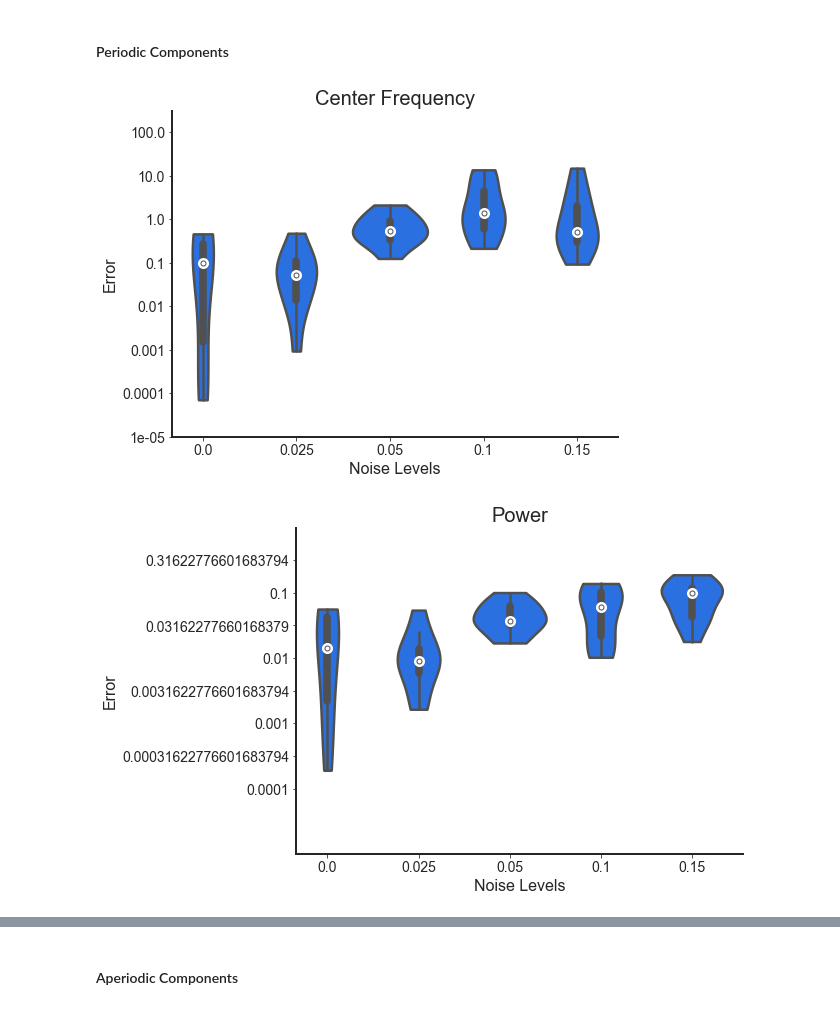
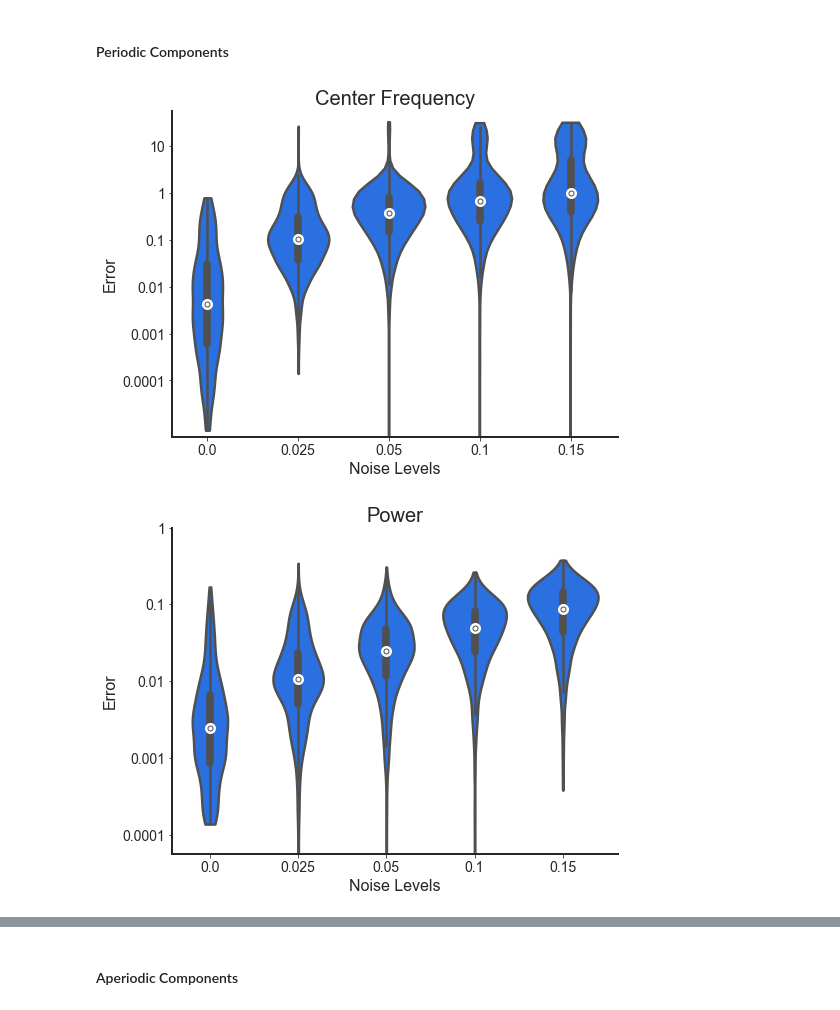
Before and after one commit to TomDonoghue/SIMparam, a Jupyter notebook: notebooks/01-OnePeakSims.ipynb, the cells around one changed output, grey strips where cells are left out. Cells and saved outputs as stored; diff of their text form; code cells hidden in the pictures.

```diff
--- a/notebooks/01-OnePeakSims.ipynb
+++ b/notebooks/01-OnePeakSims.ipynb
@@ -43,7 +43,7 @@ FOLDER = '01_one-peak/'
 # %%
 # Analysis Settings
 SAVE_FIG = False
-GEN_SIMS = True
+GEN_SIMS = False
 SAVE_SIMS = False
 # %% [markdown]
 ## Simulation Tests: One Peak Across Noise Levels
@@ -53,17 +53,14 @@ First, simulate power spectra with one peak, and measure how well we can reconst
 ### Simulate Power Spectra
 # %%
 # Set the number of power spectra - this is per noise condition
-n_psds = 10
-
-# Set the noise levels to use
-nlvs = [0.0, 0.025, 0.050, 0.10, 0.15]
+n_psds = N_PSDS
 
 # Use generators to sample peak & aperiodic parameters
 peaks = gen_peak_def(1)
 aps = gen_ap_def()
 # %%
 # Get data sizes
-n_nlvs = len(nlvs)
+n_nlvs = len(NLVS)
 n_freqs = int((F_RANGE[1] - F_RANGE[0]) / F_RES + 1)
 # %%
 # Generate or load power spectra
@@ -76,7 +73,7 @@ if GEN_SIMS:
     sim_params = [None] * n_nlvs
 
     # Generate simulated power spectra
-    for n_ind, nlv in enumerate(nlvs):
+    for n_ind, nlv in enumerate(NLVS):
         freqs, psds[n_ind, :, :], sim_params[n_ind] = \
             gen_group_power_spectra(n_psds, F_RANGE, aps, peaks, nlv,
                                     F_RES, return_params=True)
@@ -87,7 +84,7 @@ if GEN_SIMS:
 
 else:
     # Reload simulated data and parameter definitions
-    freqs, psds, sim_params = load_sim_data(data_name)
+    freqs, psds, sim_params = load_sim_data(pjoin(FOLDER, data_name))
 
 # Check shape
 print('n_nlvs, n_spectra, n_freqs : ', psds.shape)
@@ -245,17 +248,19 @@ In the correlations above, we can see that, as expected the amount of error in t
 # %%
 # Plot the error of peak center frequency reconstruction
 plot_errors_violin(cf_errors, 'Center Frequency',
-                   plt_log=True, y_label=None, ylim=[-5, 2.5],
-                   save_fig=SAVE_FIG, save_name=pjoin(FOLDER, 'center_frequency'))
+                   plt_log=True, y_label=None, ylim=[-5.2, 1.75],
+                   yticks=[0.0001, 0.001, 0.01, 0.1, 1, 10],
+                   save_fig=SAVE_FIG, save_name=pjoin(FOLDER, 'cf_error'))
 # %% [output]
-[figure, old version]
+[figure, new version]
 # %%
 # Plot the error of peak power reconstruction
 plot_errors_violin(pw_errors, 'Power',
-                   plt_log=True, y_label=None, ylim=[-5, 0],
-                   save_fig=SAVE_FIG, save_name=pjoin(FOLDER, 'power'))
+                   plt_log=True, y_label=None, ylim=[-4.25, 0],
+                   yticks=[0.00001, 0.0001, 0.001, 0.01, 0.1, 1, 10],
+                   save_fig=SAVE_FIG, save_name=pjoin(FOLDER, 'pw_error'))
 # %% [output]
-[figure, old version]
+[figure, new version]
 # %%
 # Plot the error of peak bandwidth reconstruction
 plot_errors_violin(bw_errors, 'Bandwidth',
```
Also changed, not shown: parts of 19 cells of this notebook, 2 other files.
